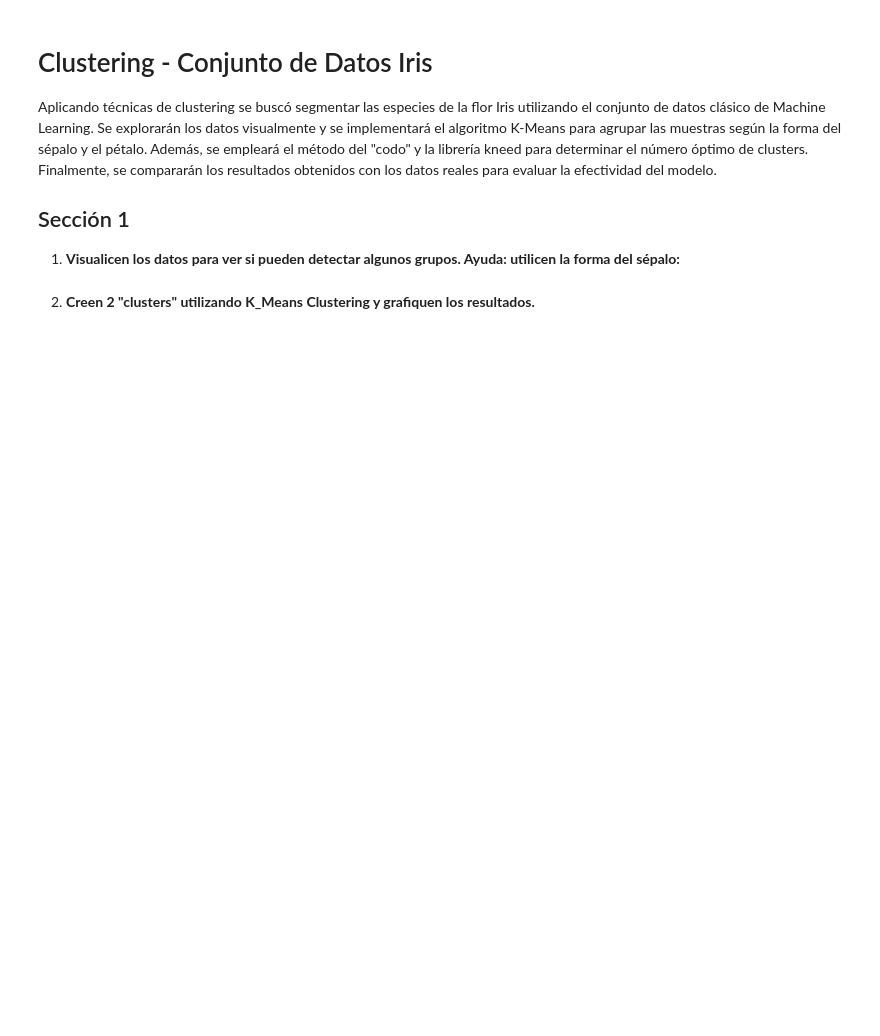
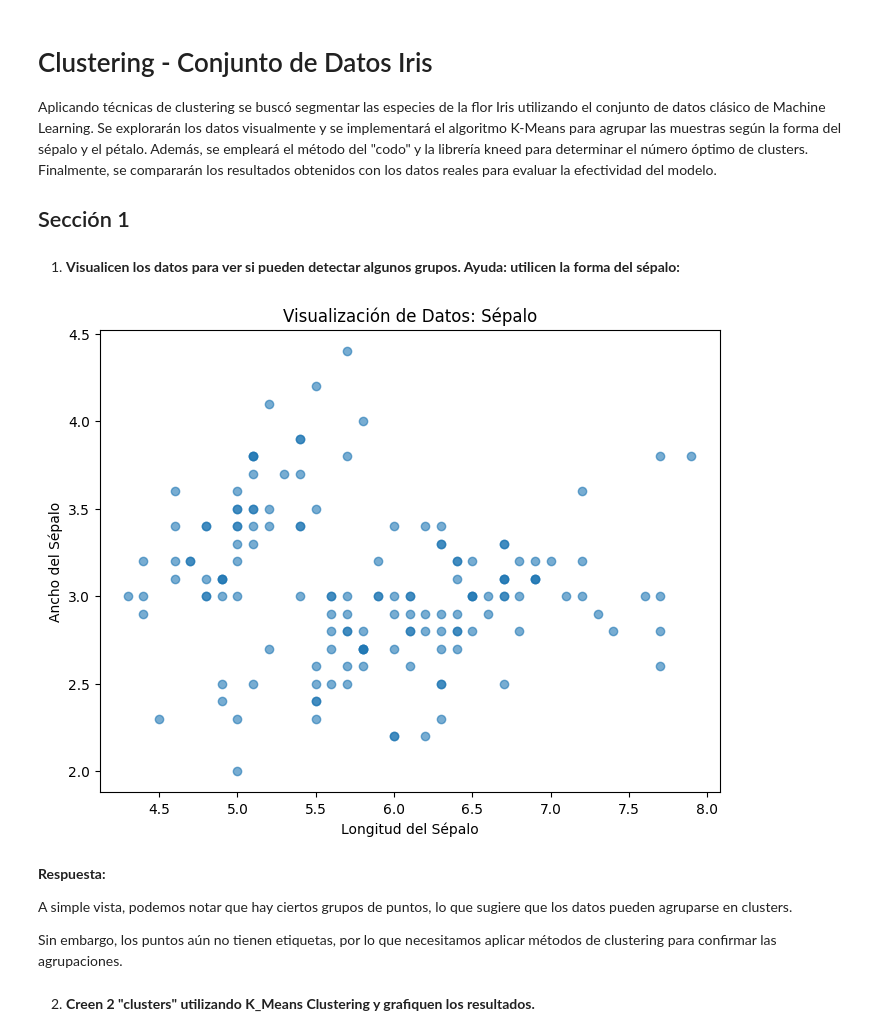
Before and after one commit to JosueSay/DataMining, a Jupyter notebook: ht/h2/lab02.ipynb, the cells around one changed output. Drawn from its saved outputs; the diff is of its cells as text; code cells hidden in the pictures; blank space fills up the shorter version.

```diff
--- a/ht/h2/lab02.ipynb
+++ b/ht/h2/lab02.ipynb
@@ -4,5 +4,3 @@
 Aplicando técnicas de clustering se buscó segmentar las especies de la flor Iris utilizando el conjunto de datos clásico de Machine Learning. Se explorarán los datos visualmente y se implementará el algoritmo K-Means para agrupar las muestras según la forma del sépalo y el pétalo. Además, se empleará el método del "codo" y la librería kneed para determinar el número óptimo de clusters. Finalmente, se compararán los resultados obtenidos con los datos reales para evaluar la efectividad del modelo.
 
 ## Sección 1
-
-1. **Visualicen los datos para ver si pueden detectar algunos grupos. Ayuda: utilicen la forma del sépalo:**
@@ -9,2 +13,27 @@ Aplicando técnicas de clustering se buscó segmentar las especies de la flor Ir
+# %% [markdown]
+1. **Visualicen los datos para ver si pueden detectar algunos grupos. Ayuda: utilicen la forma del sépalo:**
+# %%
+iris_df = pd.read_csv("iris.csv")
+
+# Gráfico de dispersión de la forma del sépalo
+
+plt.figure(figsize=(8,6))
+plt.scatter(iris_df["sepal_length"], iris_df["sepal_width"], alpha=0.6)
+
+# Etiquetas
+plt.xlabel("Longitud del Sépalo")
+plt.ylabel("Ancho del Sépalo")
+plt.title("Visualización de Datos: Sépalo")
+
+# Mostrar el gráfico
+plt.show()
+# %% [output]
+[figure, added]
+# %% [markdown]
+**Respuesta:**
+
+A simple vista, podemos notar que hay ciertos grupos de puntos, lo que sugiere que los datos pueden agruparse en clusters.
+
+Sin embargo, los puntos aún no tienen etiquetas, por lo que necesitamos aplicar métodos de clustering para confirmar las agrupaciones.
 # %% [markdown]
 2. **Creen 2 "clusters" utilizando K_Means Clustering y grafiquen los resultados.**
```
Also changed, not shown: parts of 3 cells of this notebook.
